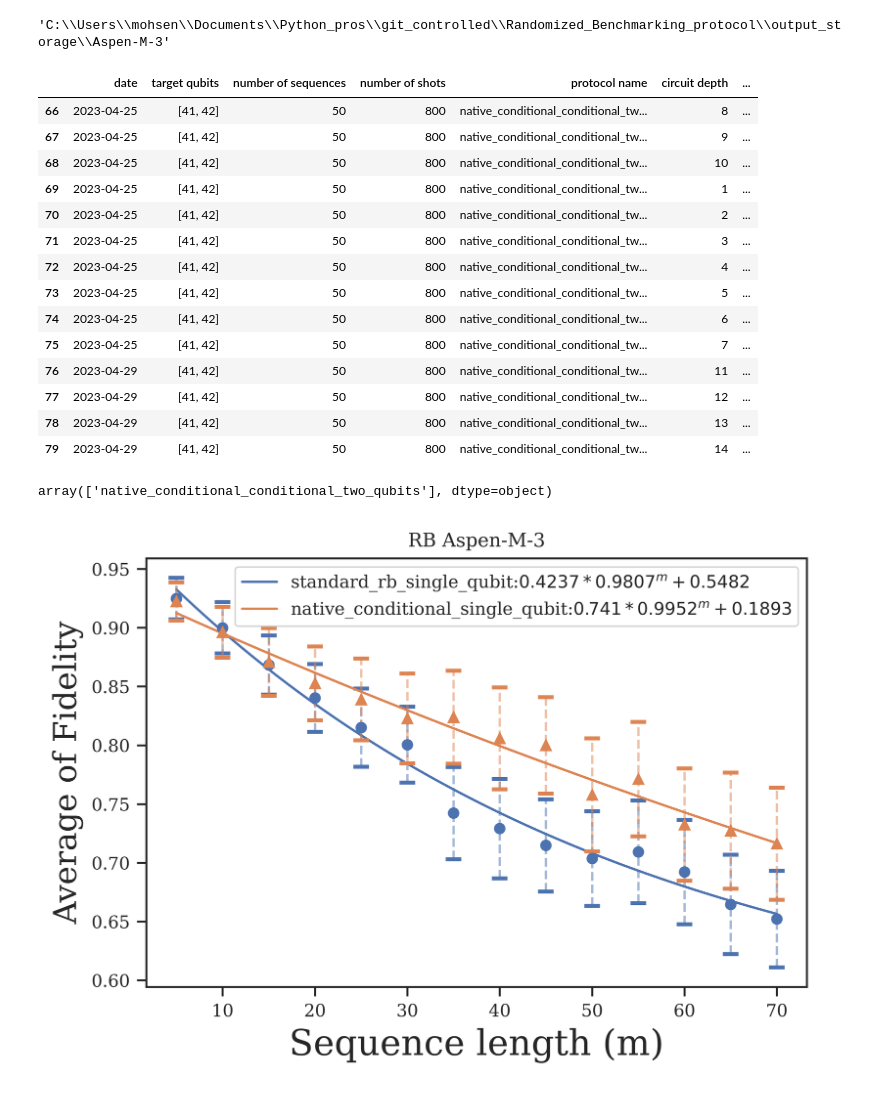
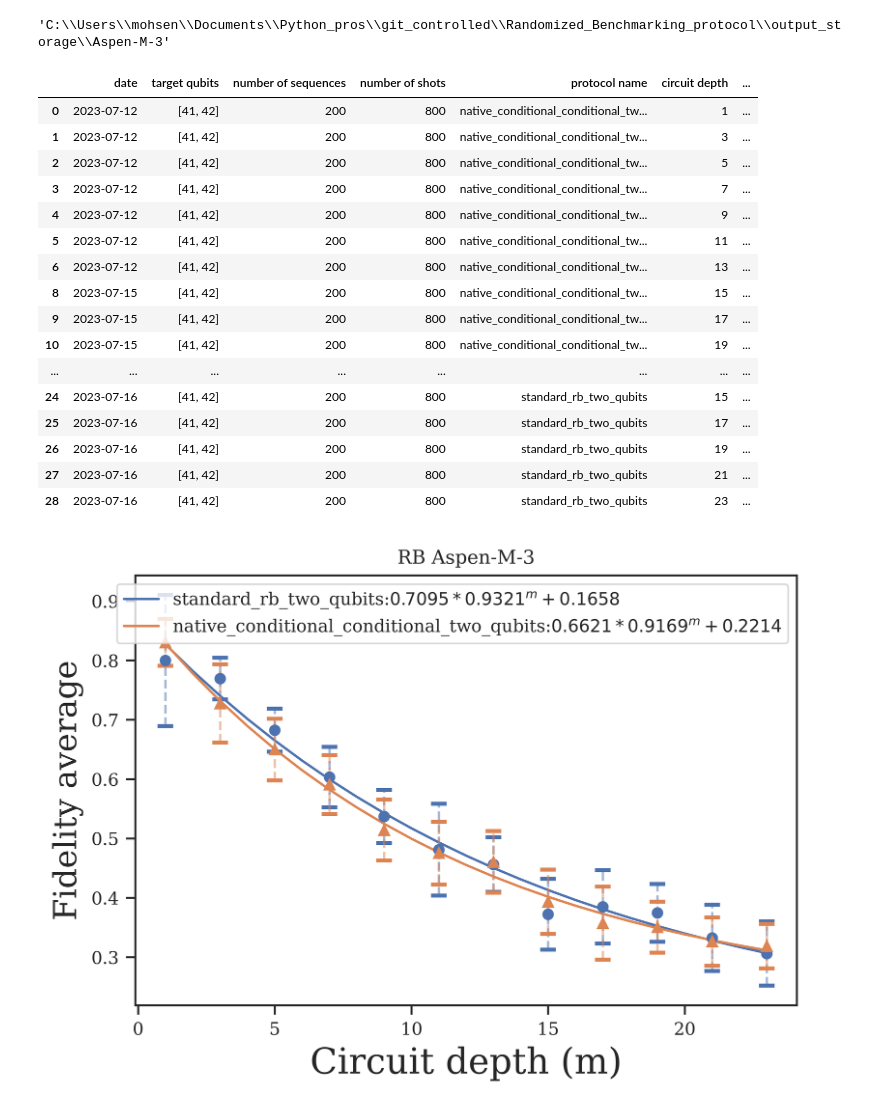
Before and after one commit to mmehrani/Randomized_Benchmarking_protocol, a Jupyter notebook: data_post_processing.ipynb, the cells around one changed output. Cells and saved outputs as stored; diff of their text form; code cells hidden in the pictures.

```diff
--- a/data_post_processing.ipynb
+++ b/data_post_processing.ipynb
@@ -20,10 +20,10 @@ target_qubits = [41,42]
 # target_qubits = [0]
 n_qubits = len(target_qubits)
 
-k_m = 50 #number of sequences
+k_m = 200 #number of sequences
 n_m = 800 #number of shots
 
-max_depth = 70
+max_depth = 24
 min_depth = 1
 
 epsilon = 0.01
@@ -79,7 +79,7 @@ def remove_duplicated_points(dataframe):
 df = capture_bench_dataframe(path)
 # %%
 df = filter_circuit_length(df)
-df = filter_large_errors(df)
+# df = filter_large_errors(df)
 df = filter_seqs_shots_num(df, sequences_num=k_m, shots_num=n_m)
 # %%
 df = remove_duplicated_points(df)
@@ -96,55 +96,55 @@ for version in bench_versions:
         err_fdlty_dict[version] = err_fdlty_arr
         ordered_layers_dict[version] = ordered_layers
     except:
+        raise Exception('Import Error')
         pass
 # %%
 df
 # %% [output]
 |  | date | target qubits | number of sequences | number of shots | protocol name | circuit depth | ... |
-| 66 | 2023-04-25 | [41, 42] | 50 | 800 | native_conditional_conditional_tw... | 8 | ... |
-| 67 | 2023-04-25 | [41, 42] | 50 | 800 | native_conditional_conditional_tw... | 9 | ... |
-| 68 | 2023-04-25 | [41, 42] | 50 | 800 | native_conditional_conditional_tw... | 10 | ... |
-| 69 | 2023-04-25 | [41, 42] | 50 | 800 | native_conditional_conditional_tw... | 1 | ... |
-| 70 | 2023-04-25 | [41, 42] | 50 | 800 | native_conditional_conditional_tw... | 2 | ... |
-| 71 | 2023-04-25 | [41, 42] | 50 | 800 | native_conditional_conditional_tw... | 3 | ... |
-| 72 | 2023-04-25 | [41, 42] | 50 | 800 | native_conditional_conditional_tw... | 4 | ... |
-| 73 | 2023-04-25 | [41, 42] | 50 | 800 | native_conditional_conditional_tw... | 5 | ... |
-| 74 | 2023-04-25 | [41, 42] | 50 | 800 | native_conditional_conditional_tw... | 6 | ... |
-| 75 | 2023-04-25 | [41, 42] | 50 | 800 | native_conditional_conditional_tw... | 7 | ... |
-| 76 | 2023-04-29 | [41, 42] | 50 | 800 | native_conditional_conditional_tw... | 11 | ... |
-| 77 | 2023-04-29 | [41, 42] | 50 | 800 | native_conditional_conditional_tw... | 12 | ... |
-| 78 | 2023-04-29 | [41, 42] | 50 | 800 | native_conditional_conditional_tw... | 13 | ... |
-| 79 | 2023-04-29 | [41, 42] | 50 | 800 | native_conditional_conditional_tw... | 14 | ... |
+| 0 | 2023-07-12 | [41, 42] | 200 | 800 | native_conditional_conditional_tw... | 1 | ... |
+| 1 | 2023-07-12 | [41, 42] | 200 | 800 | native_conditional_conditional_tw... | 3 | ... |
+| 2 | 2023-07-12 | [41, 42] | 200 | 800 | native_conditional_conditional_tw... | 5 | ... |
+| 3 | 2023-07-12 | [41, 42] | 200 | 800 | native_conditional_conditional_tw... | 7 | ... |
+| 4 | 2023-07-12 | [41, 42] | 200 | 800 | native_conditional_conditional_tw... | 9 | ... |
+| 5 | 2023-07-12 | [41, 42] | 200 | 800 | native_conditional_conditional_tw... | 11 | ... |
+| 6 | 2023-07-12 | [41, 42] | 200 | 800 | native_conditional_conditional_tw... | 13 | ... |
+| 8 | 2023-07-15 | [41, 42] | 200 | 800 | native_conditional_conditional_tw... | 15 | ... |
+| 9 | 2023-07-15 | [41, 42] | 200 | 800 | native_conditional_conditional_tw... | 17 | ... |
+| 10 | 2023-07-15 | [41, 42] | 200 | 800 | native_conditional_conditional_tw... | 19 | ... |
+| ... | ... | ... | ... | ... | ... | ... | ... |
+| 24 | 2023-07-16 | [41, 42] | 200 | 800 | standard_rb_two_qubits | 15 | ... |
+| 25 | 2023-07-16 | [41, 42] | 200 | 800 | standard_rb_two_qubits | 17 | ... |
+| 26 | 2023-07-16 | [41, 42] | 200 | 800 | standard_rb_two_qubits | 19 | ... |
+| 27 | 2023-07-16 | [41, 42] | 200 | 800 | standard_rb_two_qubits | 21 | ... |
+| 28 | 2023-07-16 | [41, 42] | 200 | 800 | standard_rb_two_qubits | 23 | ... |
-# %%
-bench_versions
-# %% [output]
-array(['native_conditional_conditional_two_qubits'], dtype=object)
 # %%
 fig = plt.figure(dpi = 800)
 ax = fig.add_subplot()
 
 fmt_list = ['o','^']
 # for version in ['native_conditional_single_qubit', 'standard_rb_non_uniform_single_qubit']:
 # for version in ['standard_rb_single_qubit', 'standard_rb_non_uniform_single_qubit']:
 # for version in ['standard_rb_single_qubit', 'native_conditional_single_qubit', 'standard_rb_non_uniform_single_qubit']:
-for i,version in enumerate(['standard_rb_single_qubit', 'native_conditional_single_qubit']):
+# for i,version in enumerate(['standard_rb_single_qubit', 'native_conditional_single_qubit']):
+for i,version in enumerate(['standard_rb_two_qubits', 'native_conditional_conditional_two_qubits']):
 # for version in ['native_conditional_conditional_two_qubits']:
 # for version in ['native_conditional_single_qubit']:
 #     plot_bench_arrays(ax, version, epsilon)
     plot_decay(ordered_layers_dict[version][:], avg_fdlty_dict[version][:],
                err_fdlty_dict[version][:], fmt = fmt_list[i], label = version, axes = ax)
 
 # plt.loglog()
 ax.set_xlabel('Circuit depth (m)', fontsize=18)
 ax.set_ylabel('Fidelity average', fontsize=16)
 ax.set_title(r'RB {}'.format(noisy_machine))
 
 plt.legend()
 
 # plt.loglog()
 fig.savefig(os.path.join(path, 'RB_{}.png'.format(target_qubits)))
 # %% [output]
-[figure, old version]
+[figure, new version]
 # %%
 fig = plt.figure(dpi = 800)
 ax = fig.add_subplot()
```
Also changed, not shown: parts of 1 cell of this notebook, 2 other files.
